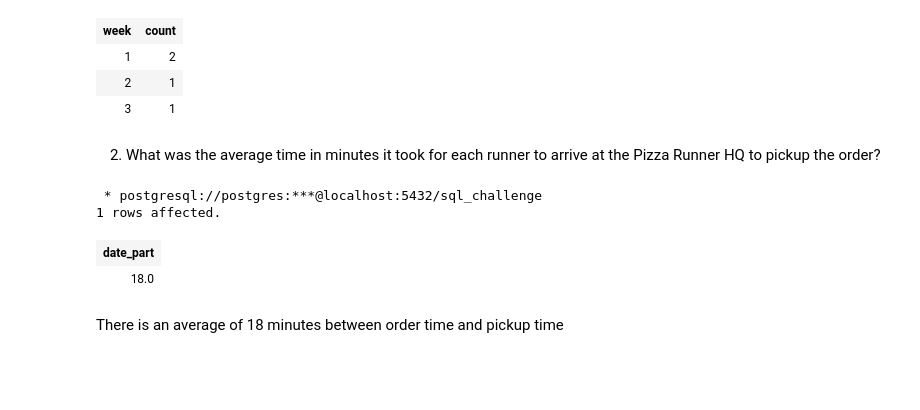
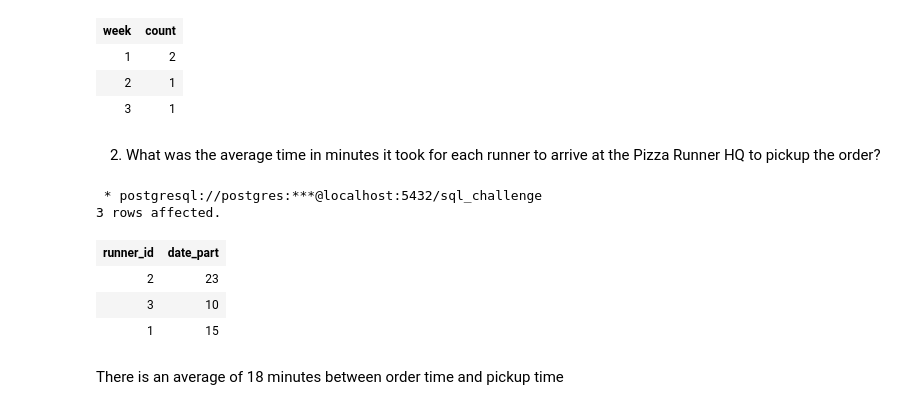
Before and after one commit to joshuaati/8_weeks_sql_challenge, a Jupyter notebook: week 2/01.ipynb, the cells around one changed output. Saved outputs shown, nothing was run; the diff lists cells and outputs as text; code cells hidden in the pictures; blank space fills up the shorter version.

```diff
--- a/week 2/01.ipynb
+++ b/week 2/01.ipynb
@@ -357,18 +357,22 @@ ORDER BY 1;
 2. What was the average time in minutes it took for each runner to arrive at the Pizza Runner HQ to pickup the order?
 # %%
 %%sql
-SELECT DATE_PART('minutes', AVG(minutes))::integer
+SELECT runner_id, DATE_PART('minutes', AVG(minutes))::integer
 FROM (
-    SELECT (pickup_time - order_time) AS minutes
+    SELECT runner_id,
+    (pickup_time - order_time) AS minutes
     FROM clean_customer_orders AS co
         JOIN clean_runner_orders AS ro
         ON co.order_id = ro.order_id
         WHERE ro.pickup_time IS NOT NULL) AS arrival_time
+GROUP BY runner_id
 # %% [output]
  * postgresql://postgres:***@localhost:5432/sql_challenge
-1 rows affected.
+3 rows affected.
-| date_part |
-| 18.0 |
+| runner_id | date_part |
+| 2 | 23 |
+| 3 | 10 |
+| 1 | 15 |
 # %% [markdown]
 There is an average of 18 minutes between order time and pickup time
 # %% [markdown]
```
Also changed, not shown: parts of 7 cells of this notebook, 1 other file.
